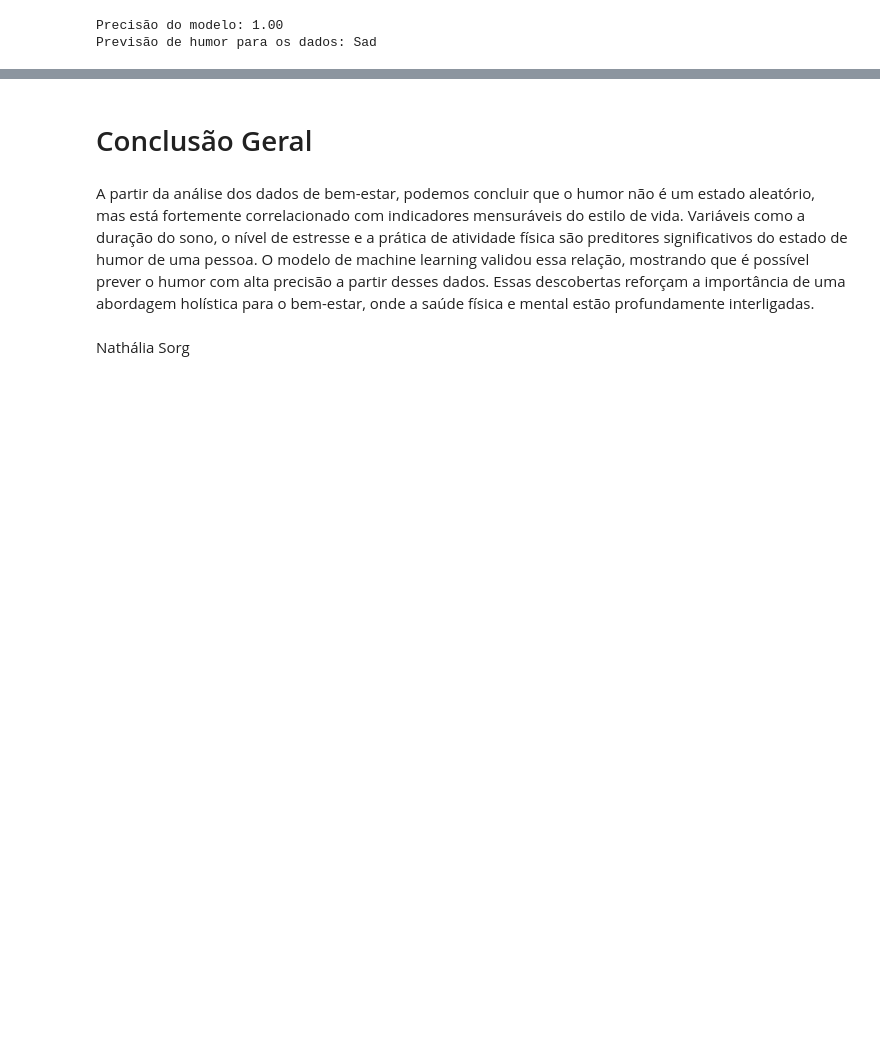
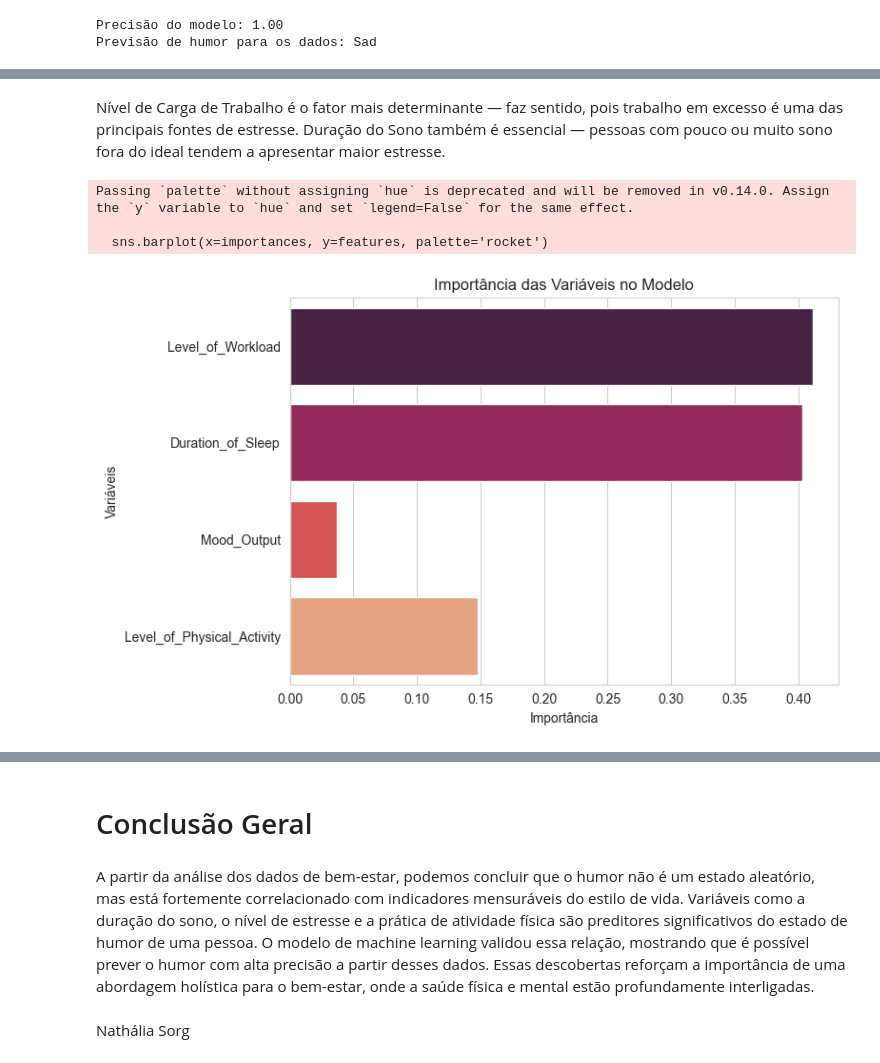
Before and after one commit to NathaliaSorg/Projeto-TripleTen, a Jupyter notebook: Mercado Wellness/AnáliseWellness.ipynb, the cells around one changed output, grey strips where cells are left out. Drawn from its saved outputs; the diff is of its cells as text; code cells hidden in the pictures; blank space fills up the shorter version.

```diff
--- a/Mercado Wellness/AnáliseWellness.ipynb
+++ b/Mercado Wellness/AnáliseWellness.ipynb
@@ -328,0 +400,20 @@ Previsão de humor para os dados: Sad
+# %% [markdown]
+Nível de Carga de Trabalho é o fator mais determinante — faz sentido, pois trabalho em excesso é uma das principais fontes de estresse.
+Duração do Sono também é essencial — pessoas com pouco ou muito sono fora do ideal tendem a apresentar maior estresse.
+# %%
+importances = model.feature_importances_
+features = X.columns
+
+# Plotar gráfico de barras
+plt.figure(figsize=(8, 5))
+sns.barplot(x=importances, y=features, palette='rocket')
+plt.title('Importância das Variáveis no Modelo')
+plt.xlabel('Importância')
+plt.ylabel('Variáveis')
+plt.tight_layout()
+plt.show()
+# %% [output]
+Passing `palette` without assigning `hue` is deprecated and will be removed in v0.14.0. Assign the `y` variable to `hue` and set `legend=False` for the same effect.
+
+  sns.barplot(x=importances, y=features, palette='rocket')
+[figure, added]
```
Also changed, not shown: parts of 6 cells of this notebook.
